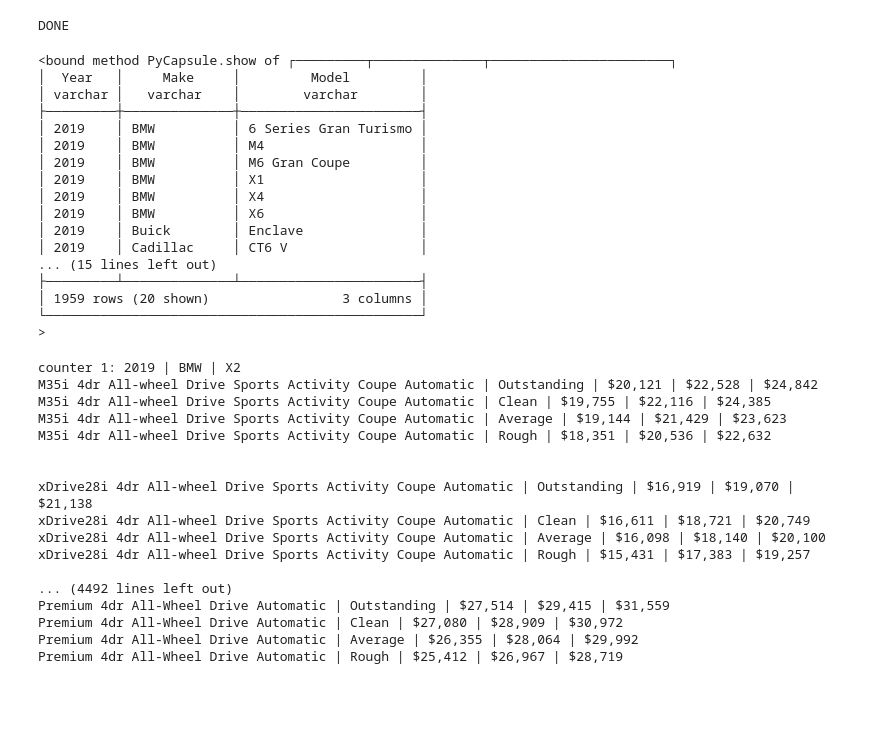
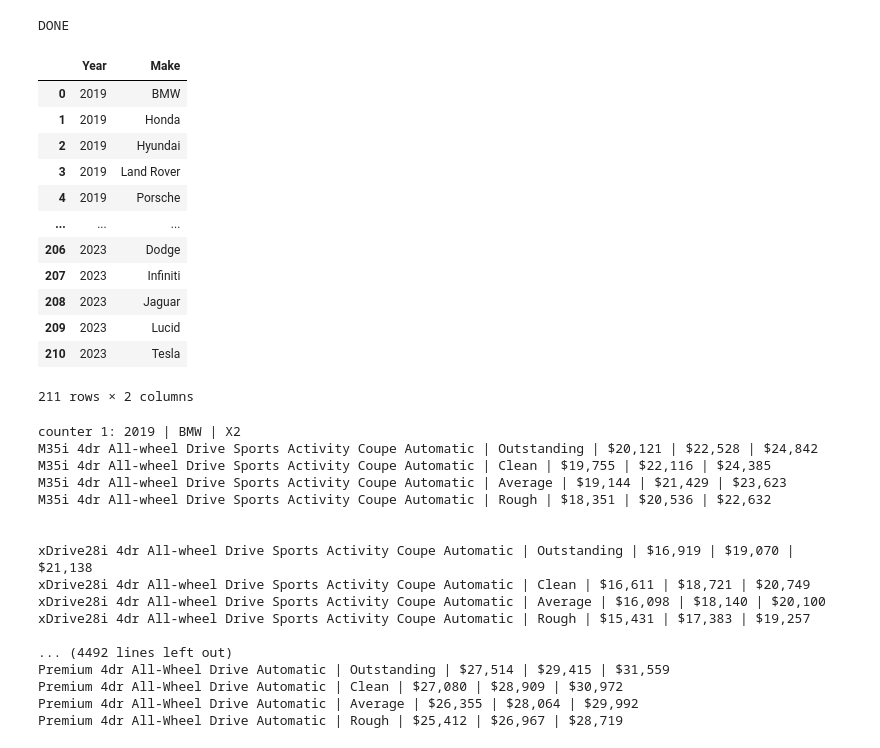
Before and after one commit to haritsm/vehicledatabase-exploration, a Jupyter notebook: vehicle.ipynb, the cells around one changed output. Drawn from its saved outputs; the diff is of its cells as text; code cells hidden in the pictures; blank space fills up the shorter version.

```diff
--- a/vehicle.ipynb
+++ b/vehicle.ipynb
@@ -83,3 +83,8 @@ print("DONE")
 DONE
 # %%
 vehicle_year_make_model_df
+# %%
+import duckdb
+
+con = duckdb.connect("vehicle_database.db")
+results = con.sql("select distinct Year, Make from vehicle_year_make_model").df()
@@ -94,32 +134,5 @@ pip install dbt-core dbt-duckdb
 # %%
 import duckdb
 
-with duckdb.connect("vehicle_database.db") as con:
-    con.sql("CREATE TABLE vehicle_year_make AS SELECT * FROM vehicle_year_make_df")
-    con.sql("CREATE TABLE vehicle_year_make_model AS SELECT * FROM vehicle_year_make_model_df")
+with duckdb.connect("vehicle_database_dev.db") as con:
+    results = con.sql("select distinct Year, Make from vehicle_year_make_model").df()
-# %%
-con = duckdb.connect("vehicle_database.db")
-# con.sql("select distinct year, make, model from vehicle_year_make_model_value where year = 2019").show
-con.sql("select distinct Year, Make, Model from vehicle_year_make_model where Year != 2019 or (Make not in ('Audi','Alfa Romeo','Acura','Aston Martin') and Model not in ('RDX','RLX','TLX','MDX','Stelvio','Db11','A4 Allroad','NSX','Giulia','ILX','Vantage'))").show
-
-
-# results = con.sql("select distinct Year, Make from vehicle_year_make_model where Year != 2019 or Make not in ('Audi','Alfa Romeo','Acura','Aston Martin')").df()
-# con.close()
-# %% [output]
-<bound method PyCapsule.show of ┌─────────┬──────────────┬───────────────────────┐
-│  Year   │     Make     │         Model         │
-│ varchar │   varchar    │        varchar        │
-├─────────┼──────────────┼───────────────────────┤
-│ 2019    │ BMW          │ 6 Series Gran Turismo │
-│ 2019    │ BMW          │ M4                    │
-│ 2019    │ BMW          │ M6 Gran Coupe         │
-│ 2019    │ BMW          │ X1                    │
-│ 2019    │ BMW          │ X4                    │
-│ 2019    │ BMW          │ X6                    │
-│ 2019    │ Buick        │ Enclave               │
-│ 2019    │ Cadillac     │ CT6 V                 │
-... (15 lines left out)
-├─────────┴──────────────┴───────────────────────┤
-│ 1959 rows (20 shown)                 3 columns │
-└────────────────────────────────────────────────┘
->
@@ -138,3 +139,19 @@ print(response.text)
+# %%
+results
+# %% [output]
+|  | Year | Make |
+| 0 | 2019 | BMW |
+| 1 | 2019 | Honda |
+| 2 | 2019 | Hyundai |
+| 3 | 2019 | Land Rover |
+| 4 | 2019 | Porsche |
+| ... | ... | ... |
+| 206 | 2023 | Dodge |
+| 207 | 2023 | Infiniti |
+| 208 | 2023 | Jaguar |
+| 209 | 2023 | Lucid |
+| 210 | 2023 | Tesla |
+211 rows × 2 columns
 # %%
 vehicle_year_make_model_market_value = []
 counter = 0
```
Also changed, not shown: parts of 10 cells of this notebook, 5 other files.
